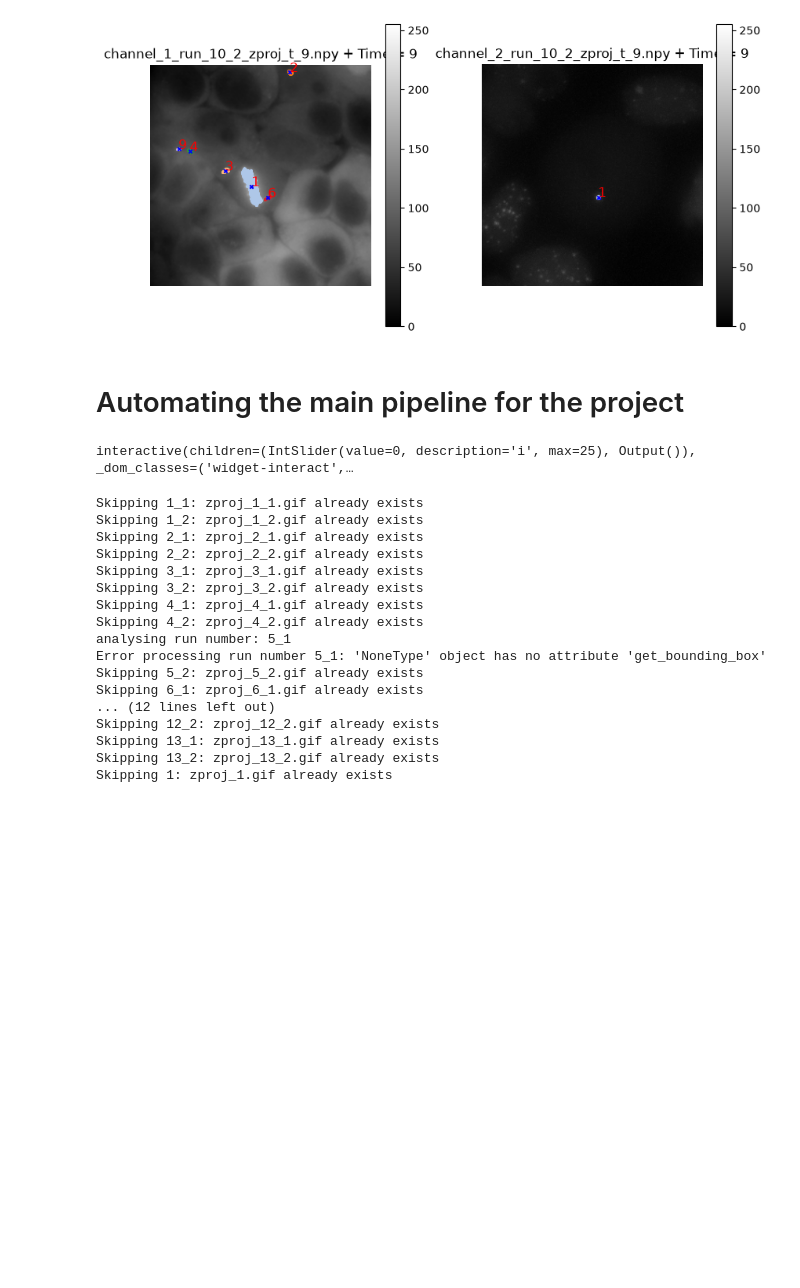
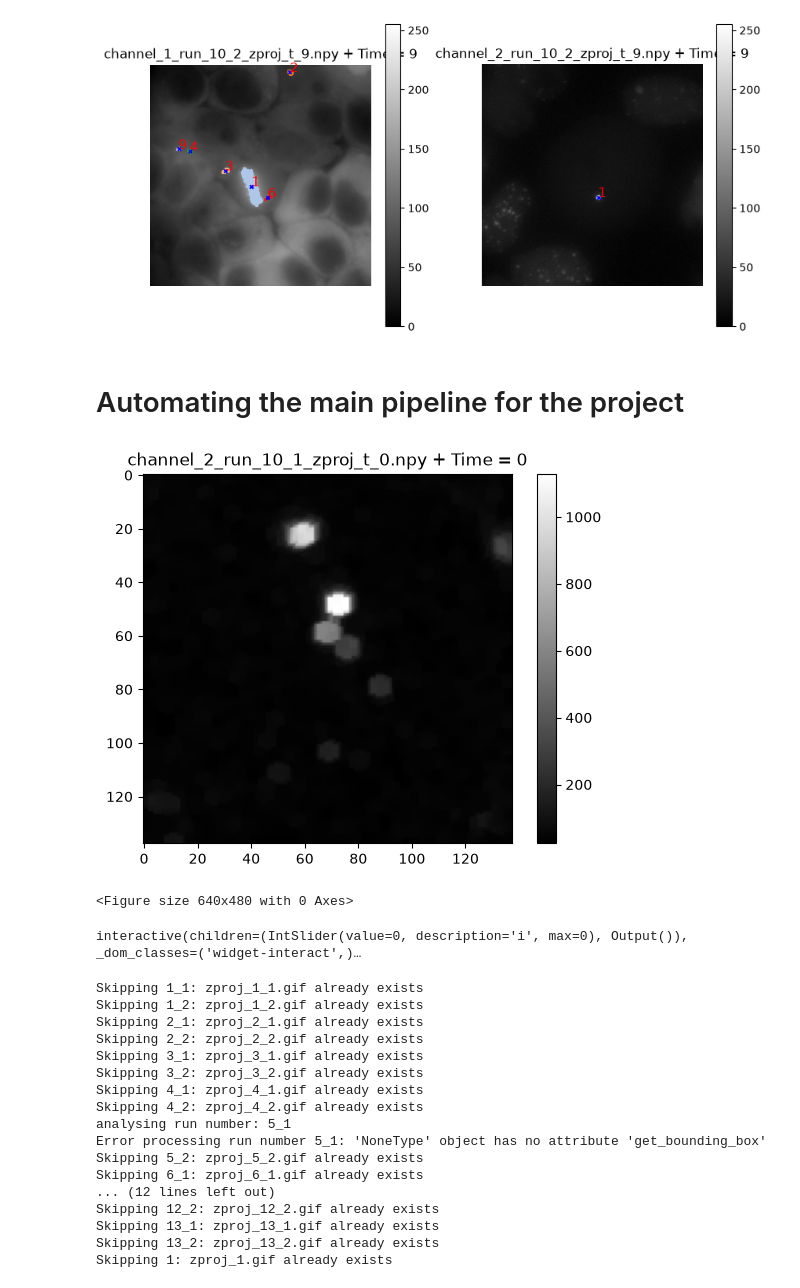
Before and after one commit to sorenjefsen/cell_segmentation, a Jupyter notebook: Kode/code/main_pipeline.ipynb, the cells around one changed output. Saved outputs shown, nothing was run; the diff lists cells and outputs as text; code cells hidden in the pictures; blank space fills up the shorter version.

```diff
--- a/Kode/code/main_pipeline.ipynb
+++ b/Kode/code/main_pipeline.ipynb
@@ -442,13 +442,16 @@ def process_pipeline(
         Image = image_array_2[i]
         Image_channel_1 = image_array_1[i]
 
-
         min_y, max_y, min_x, max_x = Image_channel_1.largest_segment.get_bounding_box(scale = crop_scale)
         Image.crop_from_original(min_y, max_y, min_x, max_x)
-        Image.morphological_gradient(ksize = (3, 3))
+
+        # Apply morphological gradient to enhance edges, using circle structuring element
+        shape = cv2.MORPH_ELLIPSE
+        Image.morphological_gradient(ksize = (5, 5), shape = shape)
         Image.dilation(ksize = (3, 3))
         Image.closing(ksize = (3, 3))
         Image.display()
+        plt.figure()
 
         C = -int(Image.array.mean() * C_factor_2)
         Image.adaptive_threshold(block_size = block_size_2, C = C)
@@ -470,18 +473,20 @@ def process_pipeline(
 # %%
 path_to_folder = r"C:\Users\sjefs\Desktop\Uni\Speciale\Data\SharangGarudTopBP1data_processed\TopBP1_zproj"
 run_number = "10_1"
-
+N_images = 1
 # Loading chromosome data
 Image_array_1 = CV_func.load_time_series(1, run_number, path_to_folder)
 Image_array_2 = CV_func.load_time_series(2, run_number, path_to_folder)
 
 #CV_func.interactive_plot(Image_array_1, Image_array_2, show_bounding_boxes=False, show_original=False)
 
 # Perform the pipeline
-Image_array_1, Image_array_2 = process_pipeline(Image_array_1, Image_array_2)
-CV_func.interactive_plot(Image_array_1, Image_array_2, show_bounding_boxes=True, show_original=True)
+Image_array_1, Image_array_2 = process_pipeline(Image_array_1, Image_array_2, N_images = N_images)
+CV_func.interactive_plot(Image_array_1[:N_images], Image_array_2[:N_images], show_bounding_boxes=True, show_original=True)
 # %% [output]
+[figure, added]
-interactive(children=(IntSlider(value=0, description='i', max=25), Output()), _dom_classes=('widget-interact',…
+<Figure size 640x480 with 0 Axes>
+interactive(children=(IntSlider(value=0, description='i', max=0), Output()), _dom_classes=('widget-interact',)…
 # %%
 numbers = (
     [f"{i}_{j}" for i in range(1, 14) for j in (1, 2)]
```
Also changed, not shown: 2 other files.
